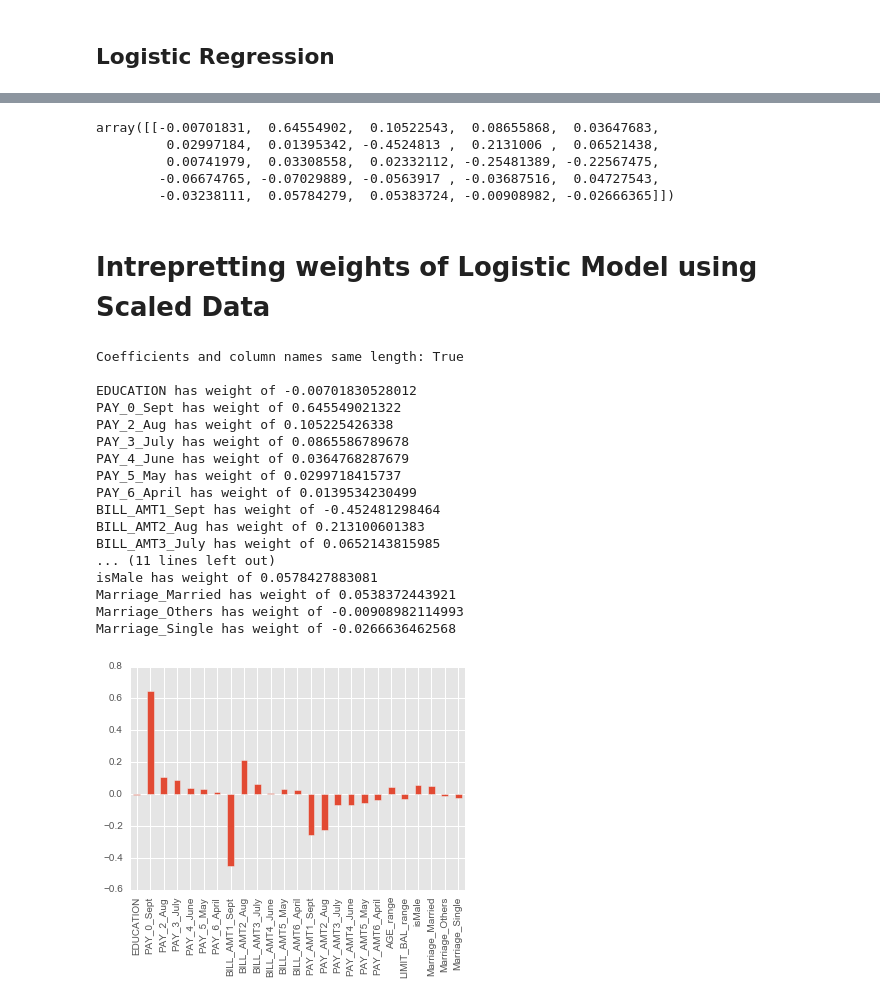
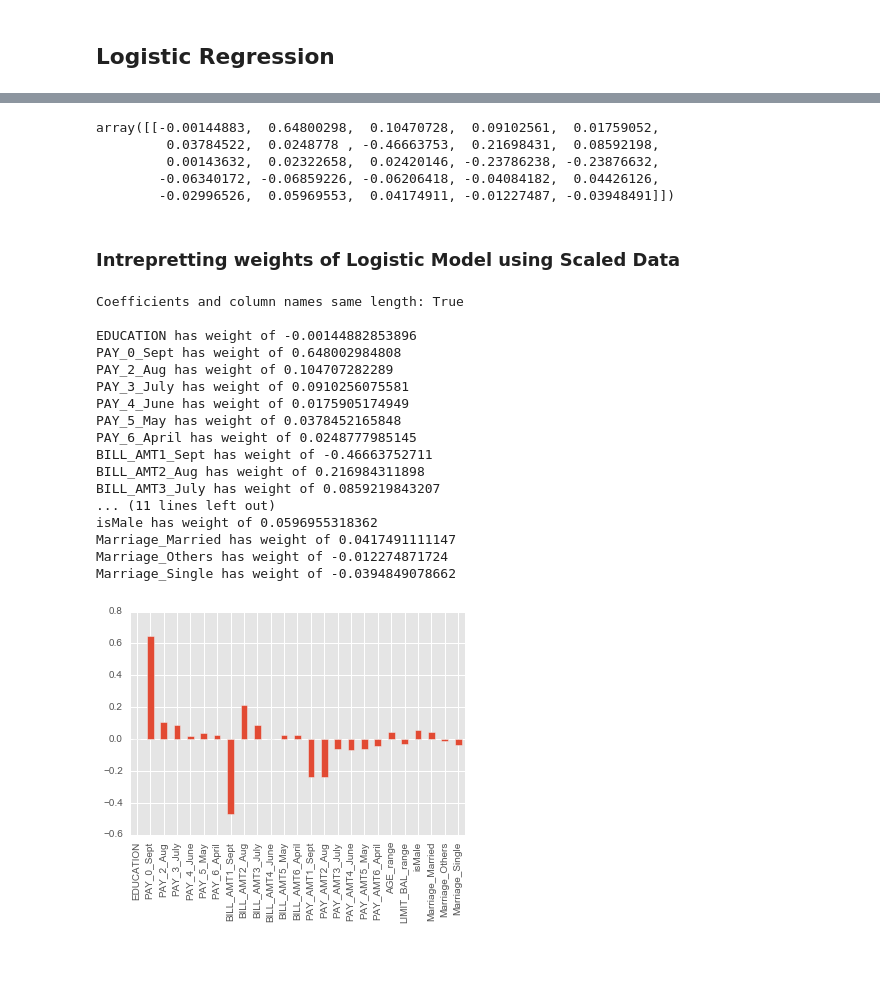
Before and after one commit to rlshuhart/MSDS7331_Mini-Lab, a Jupyter notebook: Mini Project.ipynb, the cells around one changed output, grey strips where cells are left out. Drawn from its saved outputs; the diff is of its cells as text; code cells hidden in the pictures; blank space fills up the shorter version.

Commit message:
add SGD model and more cleanup

```diff
--- a/Mini Project.ipynb
+++ b/Mini Project.ipynb
@@ -185,6 +187,6 @@ model = LogisticRegression()
 params = {'penalty':('l1','l2'), 'C':c_values, 'class_weight':(None, 'balanced')}
 
 #run search and return results
-clf = grid_searcher(model, params, cv_object)
+logit_clf = grid_searcher(model, params, cv_object)
 # %%
 #print(clf.grid_scores_ )
@@ -427,0 +239,3 @@ done. It took 8.409481048583984 seconds.
+# %%
+### Run best model from grid search to get the coefficients from scaled data for interpretation
+logit_coef_scaled = full_classify(cc_data_target, cc_data_Xs, cv_object, logit_clf.best_estimator_, scale=True)
@@ -428,48 +414,50 @@ done. It took 8.409481048583984 seconds.
 # %%
-# Below averages the coeficients of the 10 cross validations
-scaled_coef_avg = np.array(np.mean( coef_scaled, axis=0 ))
-scaled_coef_avg
+# Below averages the coeficients of the cross validations
+logit_coef_scaled_avg = np.array(np.mean( logit_coef_scaled, axis=0 ))
+logit_coef_scaled_avg
 # %% [output]
-array([[-0.00701831,  0.64554902,  0.10522543,  0.08655868,  0.03647683,
-         0.02997184,  0.01395342, -0.4524813 ,  0.2131006 ,  0.06521438,
-         0.00741979,  0.03308558,  0.02332112, -0.25481389, -0.22567475,
-        -0.06674765, -0.07029889, -0.0563917 , -0.03687516,  0.04727543,
-        -0.03238111,  0.05784279,  0.05383724, -0.00908982, -0.02666365]])
+array([[-0.00144883,  0.64800298,  0.10470728,  0.09102561,  0.01759052,
+         0.03784522,  0.0248778 , -0.46663753,  0.21698431,  0.08592198,
+         0.00143632,  0.02322658,  0.02420146, -0.23786238, -0.23876632,
+        -0.06340172, -0.06859226, -0.06206418, -0.04084182,  0.04426126,
+        -0.02996526,  0.05969553,  0.04174911, -0.01227487, -0.03948491]])
 # %% [markdown]
-# Intrepretting weights of Logistic Model using Scaled Data
+### Intrepretting weights of Logistic Model using Scaled Data
 # %%
-print("Coefficients and column names same length: " + str(len(scaled_coef_avg.T)==len(cc_data_Xs_names)))
+# Sanity check to make sure the column name list is the same length as the coefficients
+print("Coefficients and column names same length: " + str(len(logit_coef_scaled_avg.T)==len(cc_data_Xs_names)))
 print()
-# sort these attributes and spit them out
-zip_vars = zip(scaled_coef_avg.T,cc_data_Xs_names) # combine attributes
-# zip_vars.sort(key = lambda t: np.abs(t[0])) # sort them by the magnitude of the weight
+
+# print coefficients with label
+zip_vars = zip(logit_coef_scaled_avg.T,cc_data_Xs_names) # combine attributes
 for coef, name in zip_vars:
     print(name, 'has weight of', coef[0]) # now print them out
 # %% [output]
 Coefficients and column names same length: True
 
-EDUCATION has weight of -0.00701830528012
-PAY_0_Sept has weight of 0.645549021322
-PAY_2_Aug has weight of 0.105225426338
-PAY_3_July has weight of 0.0865586789678
-PAY_4_June has weight of 0.0364768287679
-PAY_5_May has weight of 0.0299718415737
-PAY_6_April has weight of 0.0139534230499
-BILL_AMT1_Sept has weight of -0.452481298464
-BILL_AMT2_Aug has weight of 0.213100601383
-BILL_AMT3_July has weight of 0.0652143815985
+EDUCATION has weight of -0.00144882853896
+PAY_0_Sept has weight of 0.648002984808
+PAY_2_Aug has weight of 0.104707282289
+PAY_3_July has weight of 0.0910256075581
+PAY_4_June has weight of 0.0175905174949
+PAY_5_May has weight of 0.0378452165848
+PAY_6_April has weight of 0.0248777985145
+BILL_AMT1_Sept has weight of -0.46663752711
+BILL_AMT2_Aug has weight of 0.216984311898
+BILL_AMT3_July has weight of 0.0859219843207
 ... (11 lines left out)
-isMale has weight of 0.0578427883081
-Marriage_Married has weight of 0.0538372443921
-Marriage_Others has weight of -0.00908982114993
-Marriage_Single has weight of -0.0266636462568
+isMale has weight of 0.0596955318362
+Marriage_Married has weight of 0.0417491111147
+Marriage_Others has weight of -0.012274871724
+Marriage_Single has weight of -0.0394849078662
 # %%
+# Graph the coeficients to find the standout features
 from matplotlib import pyplot as plt
 %matplotlib inline
 plt.style.use('ggplot')
 
-weights = pd.Series(scaled_coef_avg[0],index=cc_data_Xs_names)
+weights = pd.Series(logit_coef_scaled_avg[0],index=cc_data_Xs_names)
 weights.plot(kind='bar')
 plt.show()
 # %% [output]
-[figure, old version]
+[figure, new version]
```
Also changed, not shown: parts of 20 cells of this notebook.
